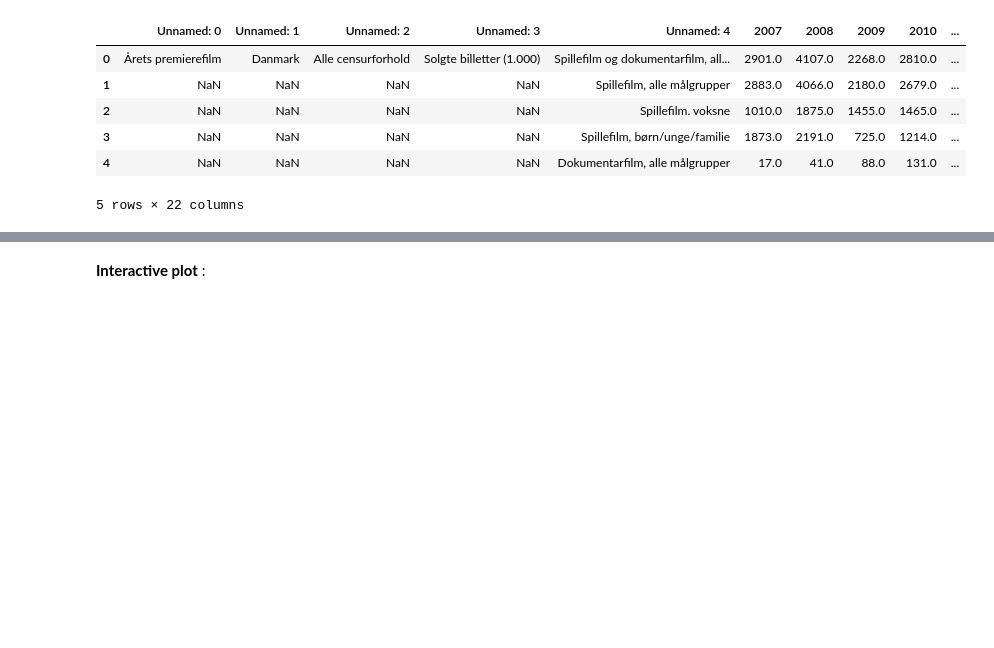
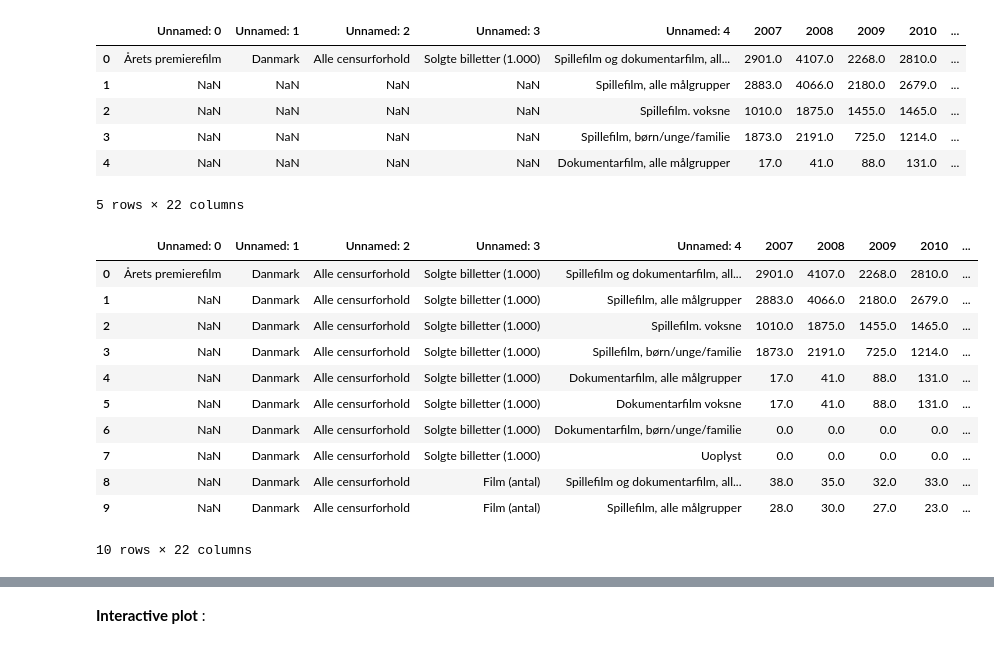
Before and after one commit to NumEconCopenhagen/projects-2024-anna-signe-og-klara, a Jupyter notebook: dataproject/dataproject.ipynb, the cells around one changed output, grey strips where cells are left out. Cells and saved outputs as stored; diff of their text form; code cells hidden in the pictures; blank space fills up the shorter version.

```diff
--- a/dataproject/dataproject.ipynb
+++ b/dataproject/dataproject.ipynb
@@ -51,4 +51,24 @@ bio.head(5)
 | 3 | NaN | NaN | NaN | NaN | Spillefilm, børn/unge/familie | 1873.0 | 2191.0 | 725.0 | 1214.0 | ... |
 | 4 | NaN | NaN | NaN | NaN | Dokumentarfilm, alle målgrupper | 17.0 | 41.0 | 88.0 | 131.0 | ... |
 5 rows × 22 columns
+# %%
+#filling out the NaN values in the columns
+bio['Unnamed: 1'] = bio['Unnamed: 1'].fillna(method='ffill')
+bio['Unnamed: 2'] = bio['Unnamed: 2'].fillna(method='ffill')
+bio['Unnamed: 3'] = bio['Unnamed: 3'].fillna(method='ffill')
+
+bio.head(10)
+# %% [output]
+|  | Unnamed: 0 | Unnamed: 1 | Unnamed: 2 | Unnamed: 3 | Unnamed: 4 | 2007 | 2008 | 2009 | 2010 | ... |
+| 0 | Årets premierefilm | Danmark | Alle censurforhold | Solgte billetter (1.000) | Spillefilm og dokumentarfilm, all... | 2901.0 | 4107.0 | 2268.0 | 2810.0 | ... |
+| 1 | NaN | Danmark | Alle censurforhold | Solgte billetter (1.000) | Spillefilm, alle målgrupper | 2883.0 | 4066.0 | 2180.0 | 2679.0 | ... |
+| 2 | NaN | Danmark | Alle censurforhold | Solgte billetter (1.000) | Spillefilm. voksne | 1010.0 | 1875.0 | 1455.0 | 1465.0 | ... |
+| 3 | NaN | Danmark | Alle censurforhold | Solgte billetter (1.000) | Spillefilm, børn/unge/familie | 1873.0 | 2191.0 | 725.0 | 1214.0 | ... |
+| 4 | NaN | Danmark | Alle censurforhold | Solgte billetter (1.000) | Dokumentarfilm, alle målgrupper | 17.0 | 41.0 | 88.0 | 131.0 | ... |
+| 5 | NaN | Danmark | Alle censurforhold | Solgte billetter (1.000) | Dokumentarfilm voksne | 17.0 | 41.0 | 88.0 | 131.0 | ... |
+| 6 | NaN | Danmark | Alle censurforhold | Solgte billetter (1.000) | Dokumentarfilm, børn/unge/familie | 0.0 | 0.0 | 0.0 | 0.0 | ... |
+| 7 | NaN | Danmark | Alle censurforhold | Solgte billetter (1.000) | Uoplyst | 0.0 | 0.0 | 0.0 | 0.0 | ... |
+| 8 | NaN | Danmark | Alle censurforhold | Film (antal) | Spillefilm og dokumentarfilm, all... | 38.0 | 35.0 | 32.0 | 33.0 | ... |
+| 9 | NaN | Danmark | Alle censurforhold | Film (antal) | Spillefilm, alle målgrupper | 28.0 | 30.0 | 27.0 | 23.0 | ... |
+10 rows × 22 columns
 # %%
```
Also changed, not shown: parts of 8 cells of this notebook.
